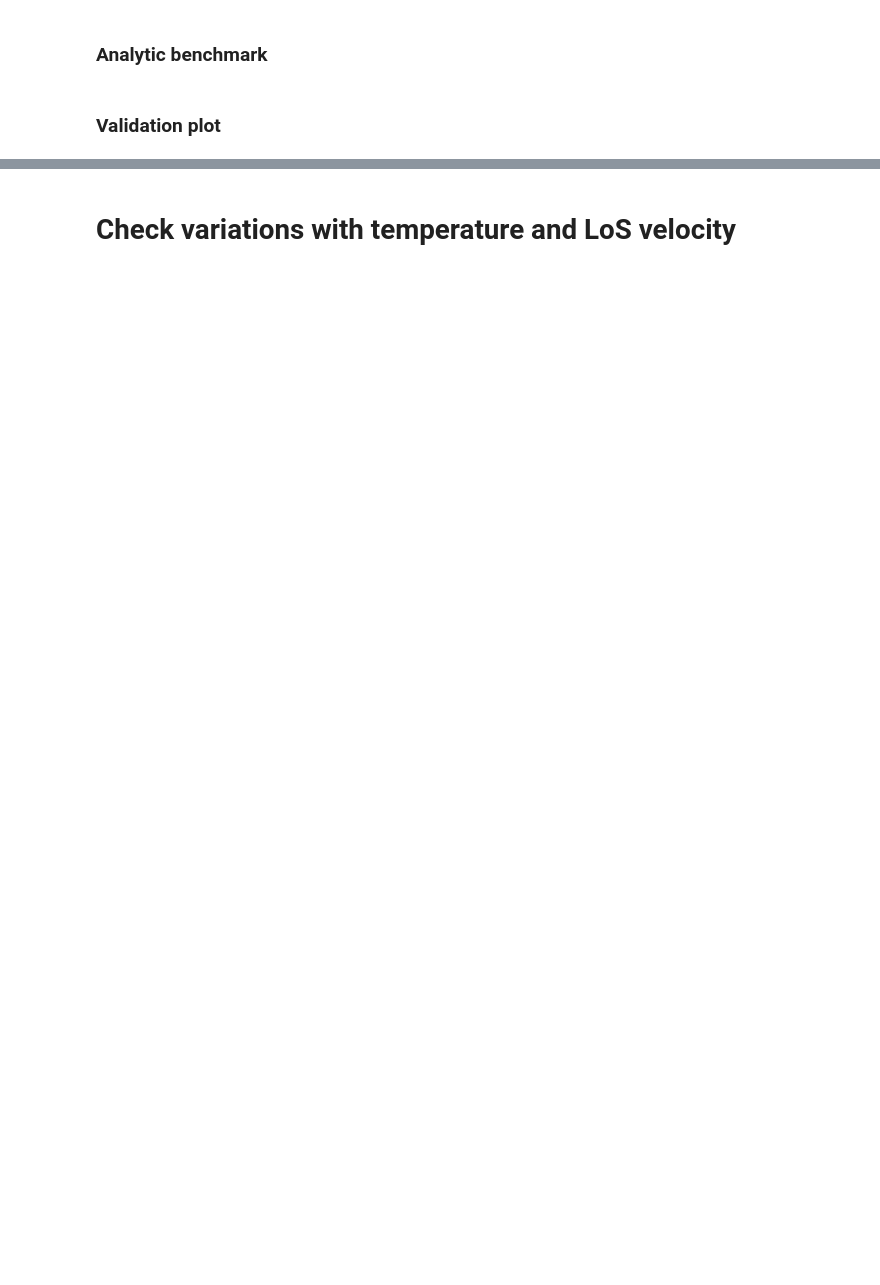
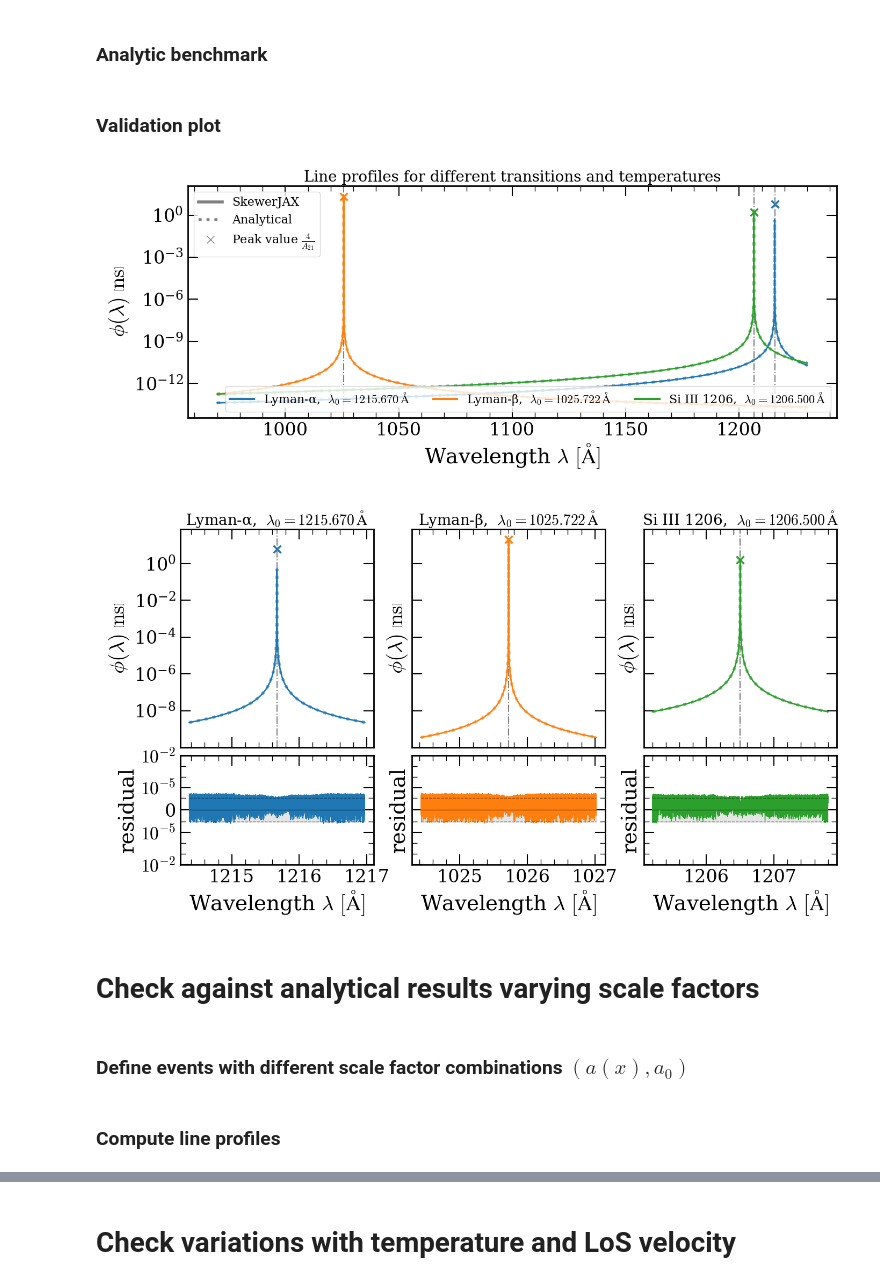
Before and after one commit to daniellopezcano/SkewerJAX, a Jupyter notebook: notebooks/line_profiles.ipynb, the cells around one changed output, grey strips where cells are left out. Saved outputs shown, nothing was run; the diff lists cells and outputs as text; code cells hidden in the pictures; blank space fills up the shorter version.

```diff
--- a/notebooks/line_profiles.ipynb
+++ b/notebooks/line_profiles.ipynb
@@ -64,11 +79,4 @@ fields = Fields({
 # %%
-scale_factor = 1.0
-
-points = jnp.array([scale_factor, L_box/2, L_box/2, L_box/2])[None, :]
-LoS_directions = jnp.array([[0.0, 0.0, 1.0]])
-
-scale_factor_obs = 1.0
-
-wavelengths = jnp.linspace(970, 1230, 2**20)  # in Angstroms
-
-line_bundle = sjx.constants.lines.LineBundle(["HI-LyA", "HI-LyB", "SiIII-1206"])
+quadri_vectors = jnp.array([1.0, L_box/2, L_box/2, L_box/2])[None, :] # single points at the center of the box, with scale_factor (first entry) = 1.0
+LoS_directions = jnp.array([[0.0, 0.0, 1.0]])                         # line of sight direction is along the z-axis
+scale_factor_obs = jnp.ones(quadri_vectors.shape[0:-1])               # scale factor wrt the observer, here the observer is at the center of the box, a0=1
@@ -75,6 +85,6 @@ line_bundle = sjx.constants.lines.LineBundle(["HI-LyA", "HI-LyB", "SiIII-1206"])
 # %%
-phi_ns = od.compute_line_profiles(
-    points,
+phi_ns = line_profile.compute_line_profiles(
+    quadri_vectors,
     LoS_directions,
     scale_factor_obs,
     wavelengths,
@@ -83,4 +93,6 @@ phi_ns = od.compute_line_profiles(
     compute_mode="pmap",
     voigt_implementation_mode = "ExoJAX",
     num_gpus = None
-)[:, 0]
+)
+print("Shape of phi_ns", phi_ns.shape, ". Expected shape (N_lines, *batch_shape, N_lambda) = (",line_bundle.n_lines,",",quadri_vectors.shape[:-1],",",len(wavelengths),")")
+phi_single_point = phi_ns[:, 0] # in here we are only studing a single point, *batch_shape = (1,), for this reason we take the first element
@@ -89,10 +104,10 @@ phi_ns = od.compute_line_profiles(
 # %%
 gamma_GHz = line_bundle.A21_GHz / (4.0 * jnp.pi)
 
-lambdas_A_prime = od.compute_lambda_prime(
+lambdas_A_prime = line_profile.compute_lambda_prime(
     wavelengths,
-    scale_factor_obs,
-    scale_factor=jnp.array([points[0, 0]]),
+    scale_factor_obs=scale_factor_obs,
+    scale_factor=quadri_vectors[:, 0],
     LoS_velocity=jnp.zeros(line_bundle.n_lines)[:, None]
 )[:, 0]
 
@@ -105,7 +120,7 @@ phi_analytic = Lorentzian(nu_GHz, gamma_GHz[:, None])
 # %%
 # Convert JAX arrays to NumPy for plotting
 lambdas_np = np.asarray(wavelengths)           # (N_lambda,)
-phi_np = np.asarray(phi_ns)                    # (N_lines, N_lambda)
+phi_np = np.asarray(phi_single_point)          # (N_lines, N_lambda)
 phi_analytic = np.asarray(phi_analytic)        # (N_lines, N_lambda)
 
 colors = np.array(plt.cm.get_cmap("tab10").colors[:line_bundle.n_lines])
@@ -174,31 +189,41 @@ for i_sp, (ax_main, ax_res, line) in enumerate(zip(axes[0], axes[1], line_bundle
     )
     ax_main.axvline(lambda0, color="grey", linestyle="-.", linewidth=1.5)
 
     mask = (lambdas_np >= lambda0 - delta_lambda_A) & (lambdas_np <= lambda0 + delta_lambda_A)
     lam_win = lambdas_np[mask]
 
     ax_main.plot(lam_win, phi_np[i_sp, mask], color=colors[i_sp], linestyle='-', linewidth=2.0, label='SkewerJAX')
     ax_main.plot(lam_win, phi_analytic[i_sp, mask], color=colors[i_sp], linestyle=':', linewidth=4.0, alpha=0.6, label='Analytical')
 
     ax_main.set_title(rf"{line.name},  $\lambda_0 = {line.lambda0_A:.3f}\,\mathrm{{\AA}}$", fontsize=20)
     ax_main.set_yscale("log")
     ax_main.set_ylabel(r"$\phi(\lambda)\; \left[\mathrm{ns}\right]$")
 
     residual = phi_np[i_sp, mask] / phi_analytic[i_sp, mask] - 1
 
-    ax_res.plot(lam_win, residual, color=colors[i_sp], linestyle='-', linewidth=2.0)
+    ax_res.plot(lam_win, residual, color=colors[i_sp], linestyle='-', linewidth=1.0)
     ax_res.axhline(0.0, color="k", linewidth=1, alpha=0.5)
+    ax_res.fill_between(lam_win, -1e-6, 1e-6, color="grey", alpha=0.2)
+    ax_res.hlines(1e-6, xmin=lam_win[0], xmax=lam_win[-1], color="k", linewidth=1, linestyle='--', alpha=0.5)
+    ax_res.hlines(-1e-6, xmin=lam_win[0], xmax=lam_win[-1], color="k", linewidth=1, linestyle='--', alpha=0.5)
 
     ax_res.set_xlabel(r"Wavelength $\lambda\ [\mathrm{\AA}]$")
     ax_res.set_ylabel("residual")
     ax_res.set_yscale("symlog", linthresh=1e-6)
 
     major_ticks = [-1e-2, -1e-5, 0.0, 1e-5, 1e-2]
     ax_res.set_yticks(major_ticks)
     ax_res.yaxis.set_major_formatter(mpl.ticker.FuncFormatter(sjx.utils.plotting_tools.ten_power_formatter))
     ax_res.yaxis.set_minor_formatter(mpl.ticker.NullFormatter())
 
 fig.tight_layout()
 fig.subplots_adjust(hspace=0.05, wspace=0.2)
 
 plt.show()
+# %% [output]
+[figure, added]
+[figure, added]
+# %% [markdown]
+# Check against analytical results varying scale factors
+# %% [markdown]
+### Define events with different scale factor combinations $(a(x), a_0)$
@@ -204,0 +249,2 @@ plt.show()
+# %% [markdown]
+### Compute line profiles
```
Also changed, not shown: parts of 26 cells of this notebook, 15 other files.
